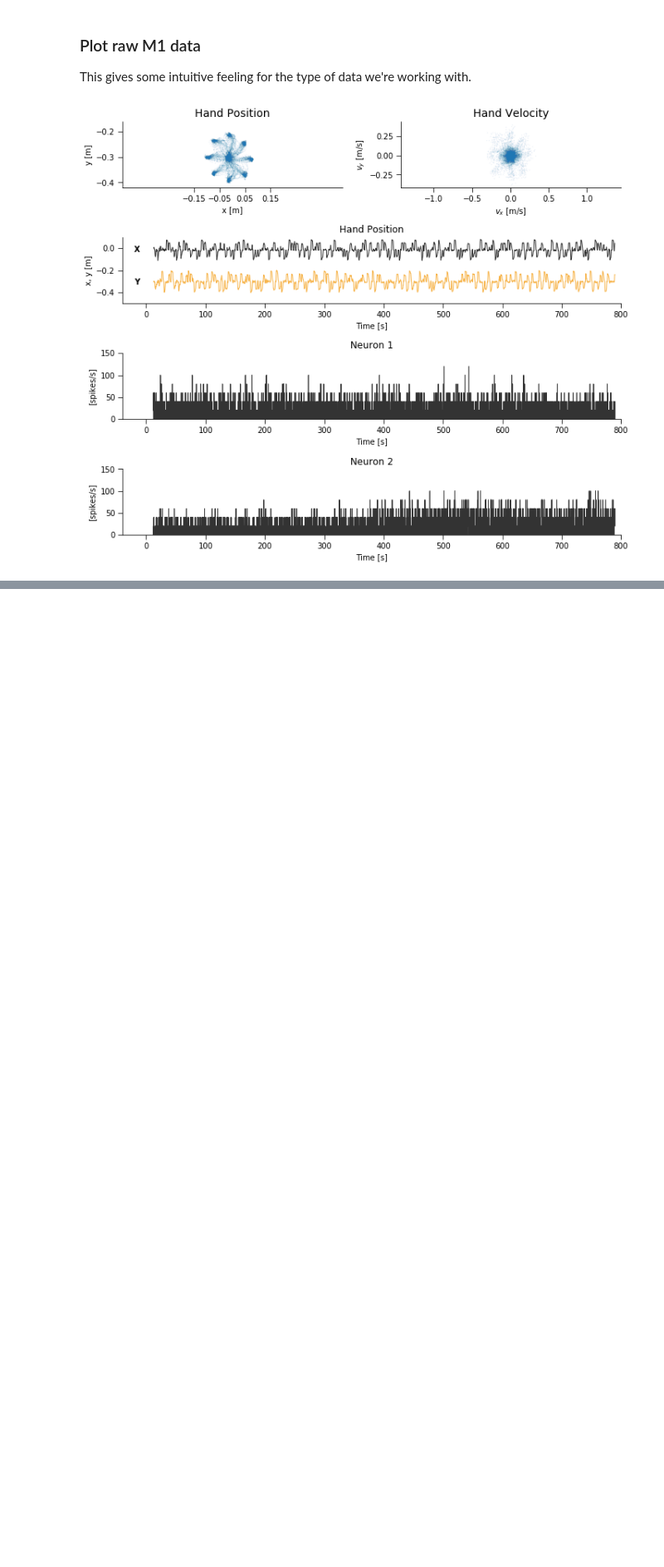
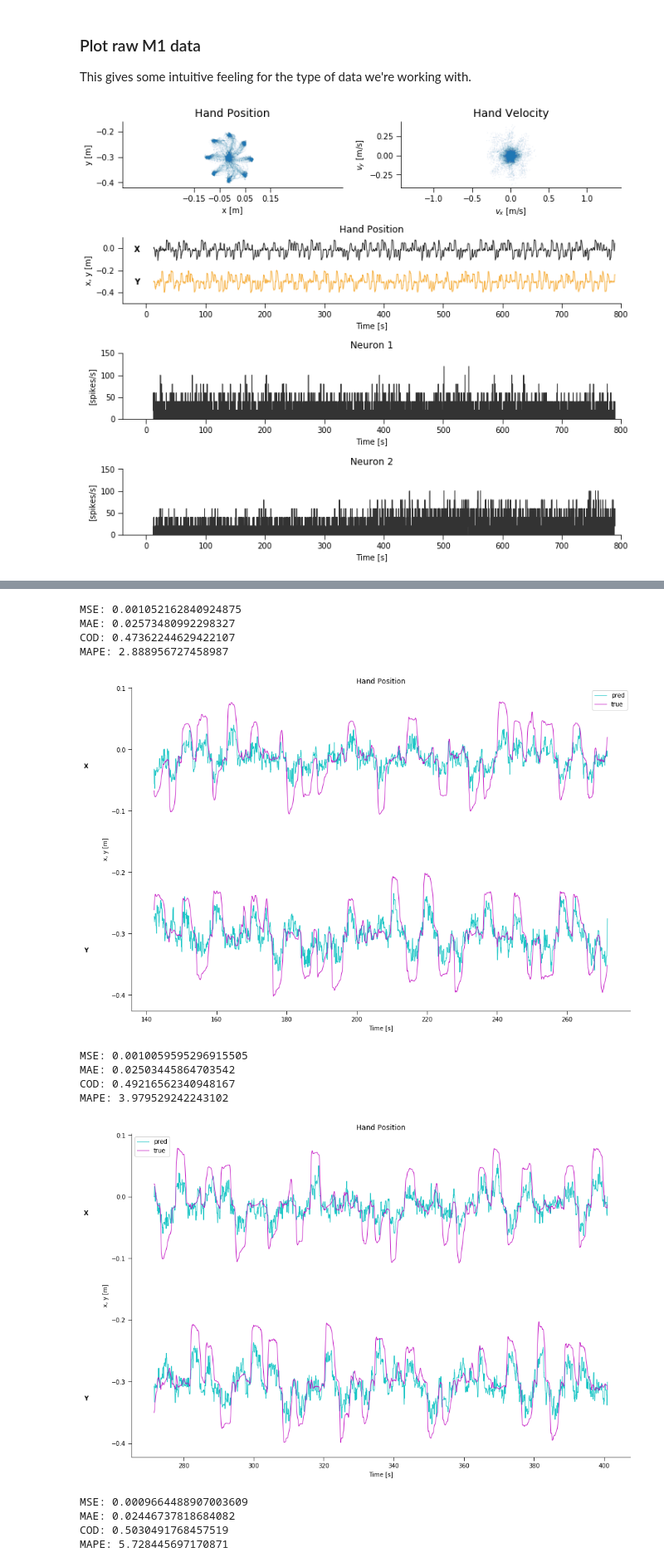
Before and after one commit to JaneliaMLCourse/JaneliaMLCourse, a Jupyter notebook: lecture_2/NeuralML.ipynb, the cells around one changed output, grey strips where cells are left out. Shown at 83% size. Cells and saved outputs as stored; diff of their text form; code cells hidden in the pictures; blank space fills up the shorter version.

```diff
--- a/lecture_2/NeuralML.ipynb
+++ b/lecture_2/NeuralML.ipynb
@@ -132,0 +264,38 @@ Use any regressor from `scikit.learn`
+# %%
+from sklearn.model_selection import TimeSeriesSplit
+from sklearn import linear_model
+
+# load data (X is neural activity, Y is hand position response)
+Y = m1['handPos'].T[:,0:2]
+X = m1['spikes'].T
+t = m1['time']
+
+# Generate 5 different splits of your data into train and test data sets
+tscv = TimeSeriesSplit(n_splits=5)
+
+# iterate through time splits and train/predict
+for train_index, test_index in tscv.split(t):
+    X_train, X_test = X[train_index], X[test_index]
+    Y_train, Y_test = Y[train_index], Y[test_index]
+    t_train, t_test = t[train_index], t[test_index]
+
+    """
+    Experiment and find/implement the best performing non-linear model here,
+    start with a Random Forest Classifier and compare your results to the linear models, iterate.
+    Extract relevant metrics and plot test performance.
+    """
+# %% [output]
+MSE: 0.001052162840924875
+MAE: 0.02573480992298327
+COD: 0.47362244629422107
+MAPE: 2.888956727458987
+[figure, added]
+MSE: 0.0010059595296915505
+MAE: 0.02503445864703542
+COD: 0.49216562340948167
+MAPE: 3.979529242243102
+[figure, added]
+MSE: 0.0009664488907003609
+MAE: 0.02446737818684082
+COD: 0.5030491768457519
+MAPE: 5.728445697170871
```
Also changed, not shown: parts of 21 cells of this notebook.
